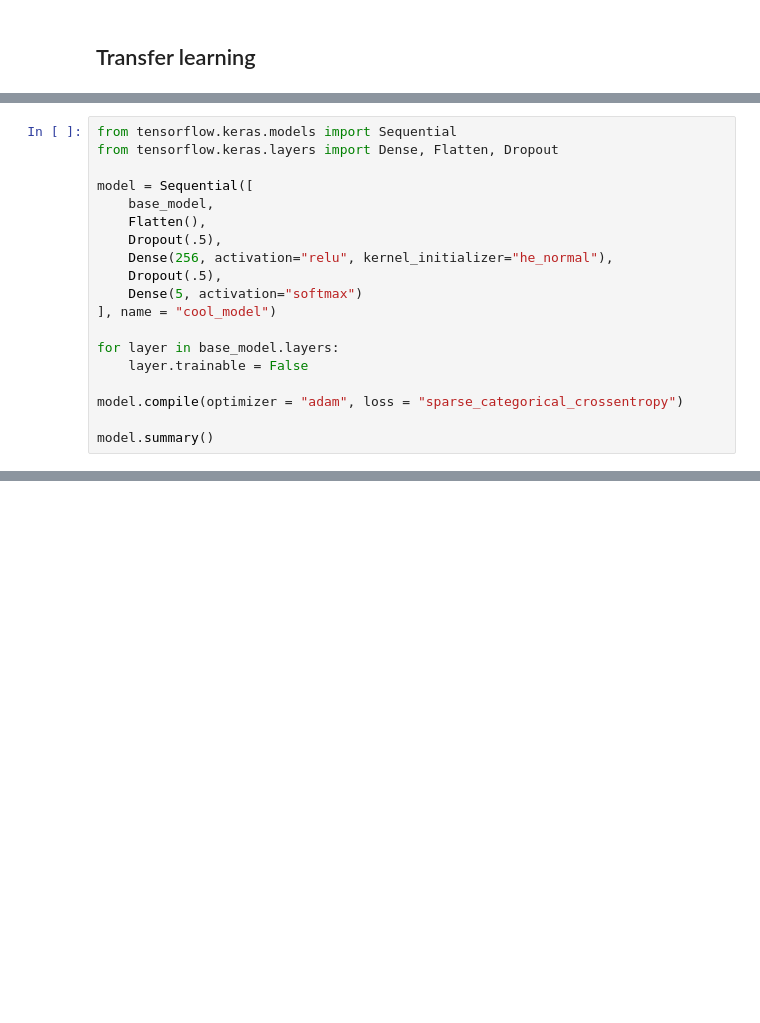
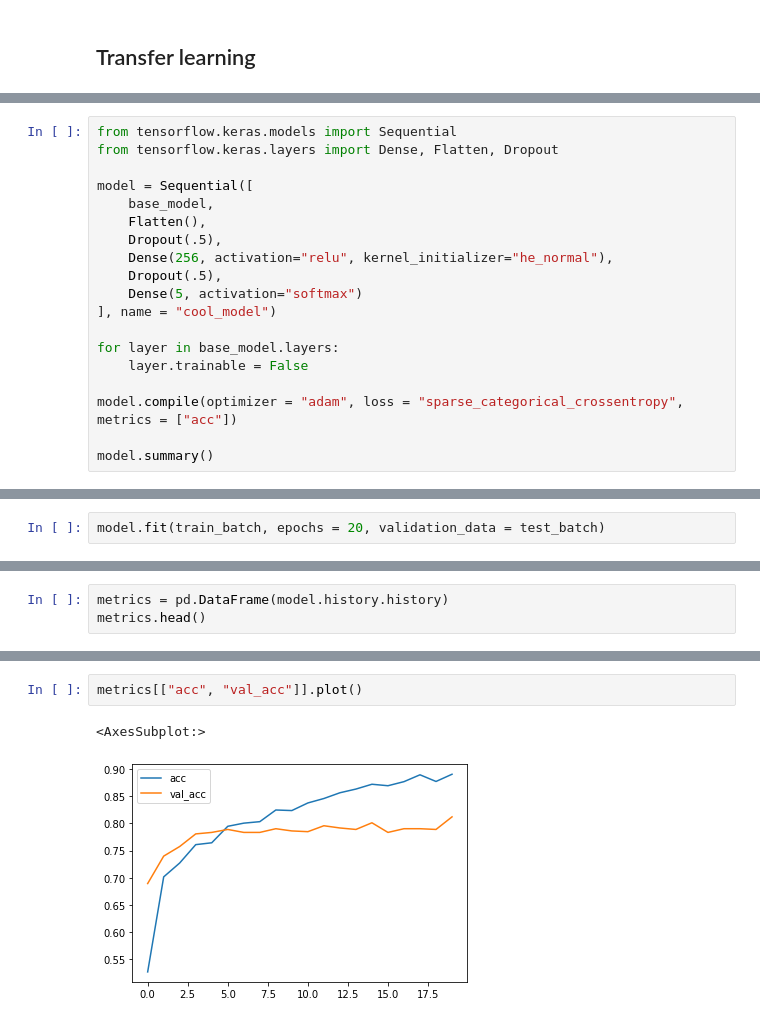
Before and after one commit to kokchun/Deep-learning-AI21, a Jupyter notebook: Lectures/Code-alongs/Lec6-Transfer_learning.ipynb, the cells around one changed output, grey strips where cells are left out. Drawn from its saved outputs; the diff is of its cells as text; blank space fills up the shorter version.

```diff
--- a/Lectures/Code-alongs/Lec6-Transfer_learning.ipynb
+++ b/Lectures/Code-alongs/Lec6-Transfer_learning.ipynb
@@ -112,7 +129,7 @@ model = Sequential([
 for layer in base_model.layers:
     layer.trainable = False
 
-model.compile(optimizer = "adam", loss = "sparse_categorical_crossentropy")
+model.compile(optimizer = "adam", loss = "sparse_categorical_crossentropy", metrics = ["acc"])
 
 model.summary()
 # %% [output]
@@ -133,3 +153,5 @@ Total params: 15,895,877
 Trainable params: 1,181,189
 Non-trainable params: 14,714,688
 _________________________________________________________________
+# %%
+model.fit(train_batch, epochs = 20, validation_data = test_batch)
@@ -135,0 +177,3 @@ _________________________________________________________________
+# %%
+metrics = pd.DataFrame(model.history.history)
+metrics.head()
@@ -135,0 +187,5 @@ _________________________________________________________________
+# %%
+metrics[["acc", "val_acc"]].plot()
+# %% [output]
+<AxesSubplot:>
+[figure, added]
```
Also changed, not shown: parts of 15 cells of this notebook.
